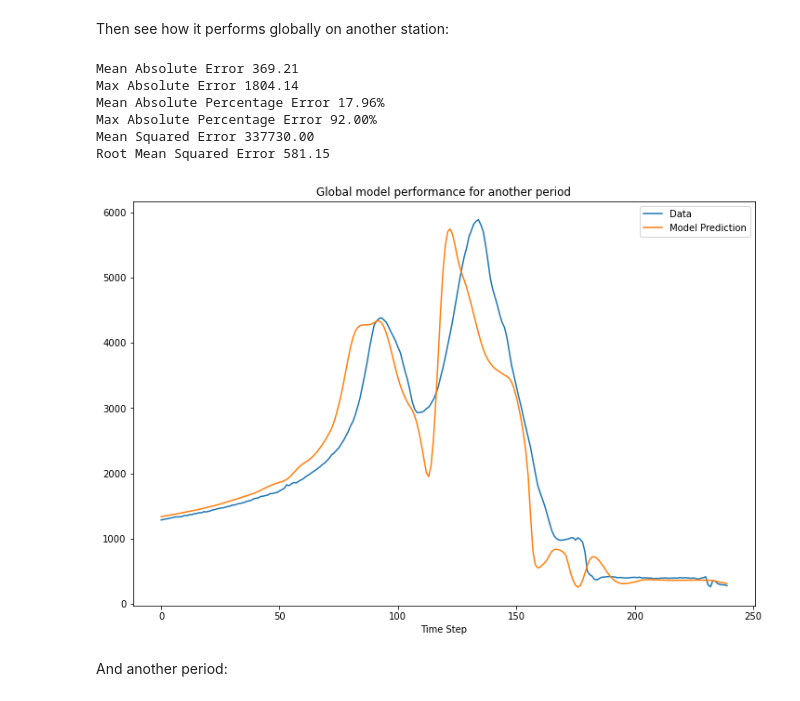
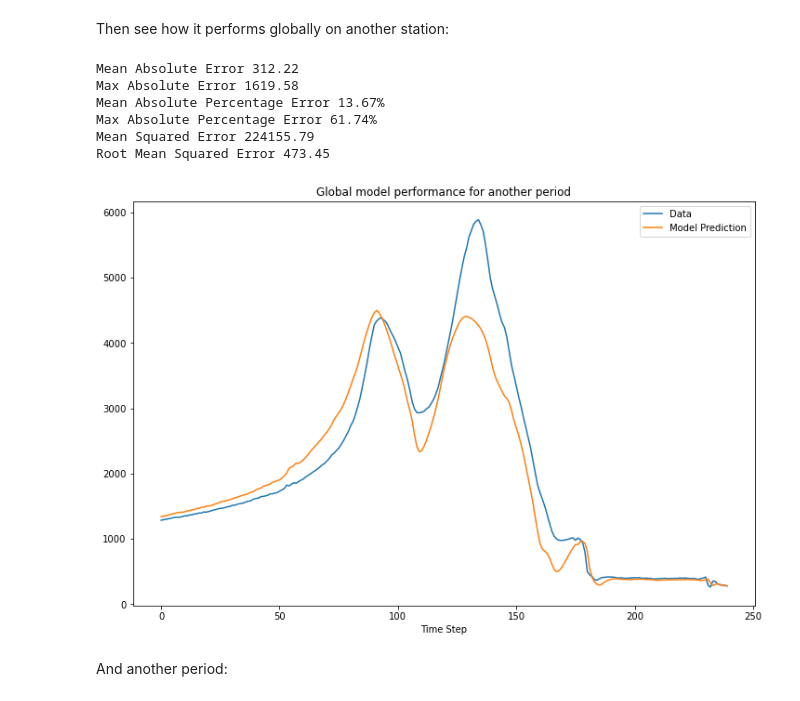
Before and after one commit to kalisio/water-level-forecasting, a Jupyter notebook: notebooks/hubeau_univariate.ipynb, the cells around one changed output. Drawn from its saved outputs; the diff is of its cells as text; code cells hidden in the pictures.

```diff
--- a/notebooks/hubeau_univariate.ipynb
+++ b/notebooks/hubeau_univariate.ipynb
@@ -26,7 +48,7 @@ Read raw data from a station to be used for training the model and display it:
 # %%
 from src.data import read_raw_data
 
-data = read_raw_data("../data/raw/train_data/hubeau_site_Y1422030_30d_30m_L'Aude.csv")
+data = read_raw_data("../data/raw/train_data/hubeau_site_Y1422030_30d_" + str(timestep) + "m_L'Aude.csv")
 data.plot(subplots=True)
 # %% [output]
 array([<AxesSubplot:xlabel='date_obs'>], dtype=object)
@@ -34,7 +56,7 @@ array([<AxesSubplot:xlabel='date_obs'>], dtype=object)
 # %% [markdown]
 Read data from a station at a different time period to be used for validating the model and display it:
 # %%
-validation_data = read_raw_data("../data/raw/validation_data/hubeau_site_Y1422030_2020-04-15_30d_30m_L'Aude.csv")
+validation_data = read_raw_data("../data/raw/validation_data/hubeau_site_Y1422030_2020-04-15_30d_" + str(timestep) + "m_L'Aude.csv")
 validation_data.plot(subplots=True)
 # %% [output]
 array([<AxesSubplot:xlabel='date_obs'>], dtype=object)
@@ -77,11 +99,6 @@ We first start with the single step setup: the model learns to predict a single
 # %%
 from src.data import data_windows
 from src.visualisation import show_single_plot
-
-timestep = 30 # in minutes, can be 10, 30 or 60
-perHour = round(60 / timestep) # number of observation per hour
-history = (12 * perHour) # N hours history
-future = (4 * perHour) # Predict N hours ahead
 
 print ('Timestep {}m - History {}h - Looking {}m ahead'.format(timestep, round(history / perHour), future*timestep))
 
@@ -110,6 +127,8 @@ We will fit a Recurrent Neural Network (RNN), which is a type of neural network
 # %%
 from src.modelling import fitRNN
 
-(model_single, model_single_history) = fitRNN(x_train_single, y_train_single, x_validate_single, y_validate_single)
+(model_single, model_single_history) = fitRNN(x_train_single, y_train_single, x_validate_single, y_validate_single,
+                                              inputs, 1, model_type, bidirectional, stacked, dropout,
+                                              batch_size, buffer_size, epochs, steps_per_epoch, validation_steps)
 # %% [output]
 Epoch 1/10
@@ -177,20 +196,20 @@ Root Mean Squared Error 54.40
 Then see how it performs globally on another station:
 # %%
 # Data for testing at another but near station
-test_data = read_raw_data("../data/raw/train_data/hubeau_site_Y1232010_30d_30m_L'Aude.csv")
+test_data = read_raw_data("../data/raw/train_data/hubeau_site_Y1232010_30d_" + str(timestep) + "m_L'Aude.csv")
 
 flood_start = 12 * 24 * perHour # 12 days after start period
 flood_end = 17 * 24 * perHour # 17 days after start period
 ground_truth, prediction = predictRangeRNN(model_single, test_data, history, flood_start, flood_end, mean, std)
 show_prediction(ground_truth, prediction, 'Global model performance for another period')
 # %% [output]
-Mean Absolute Error 369.21
-Max Absolute Error 1804.14
-Mean Absolute Percentage Error 17.96%
-Max Absolute Percentage Error 92.00%
-Mean Squared Error 337730.00
-Root Mean Squared Error 581.15
+Mean Absolute Error 312.22
+Max Absolute Error 1619.58
+Mean Absolute Percentage Error 13.67%
+Max Absolute Percentage Error 61.74%
+Mean Squared Error 224155.79
+Root Mean Squared Error 473.45
-[figure, old version]
+[figure, new version]
 # %% [markdown]
 And another period:
 # %%
```
Also changed, not shown: parts of 12 cells of this notebook, 8 other files.
